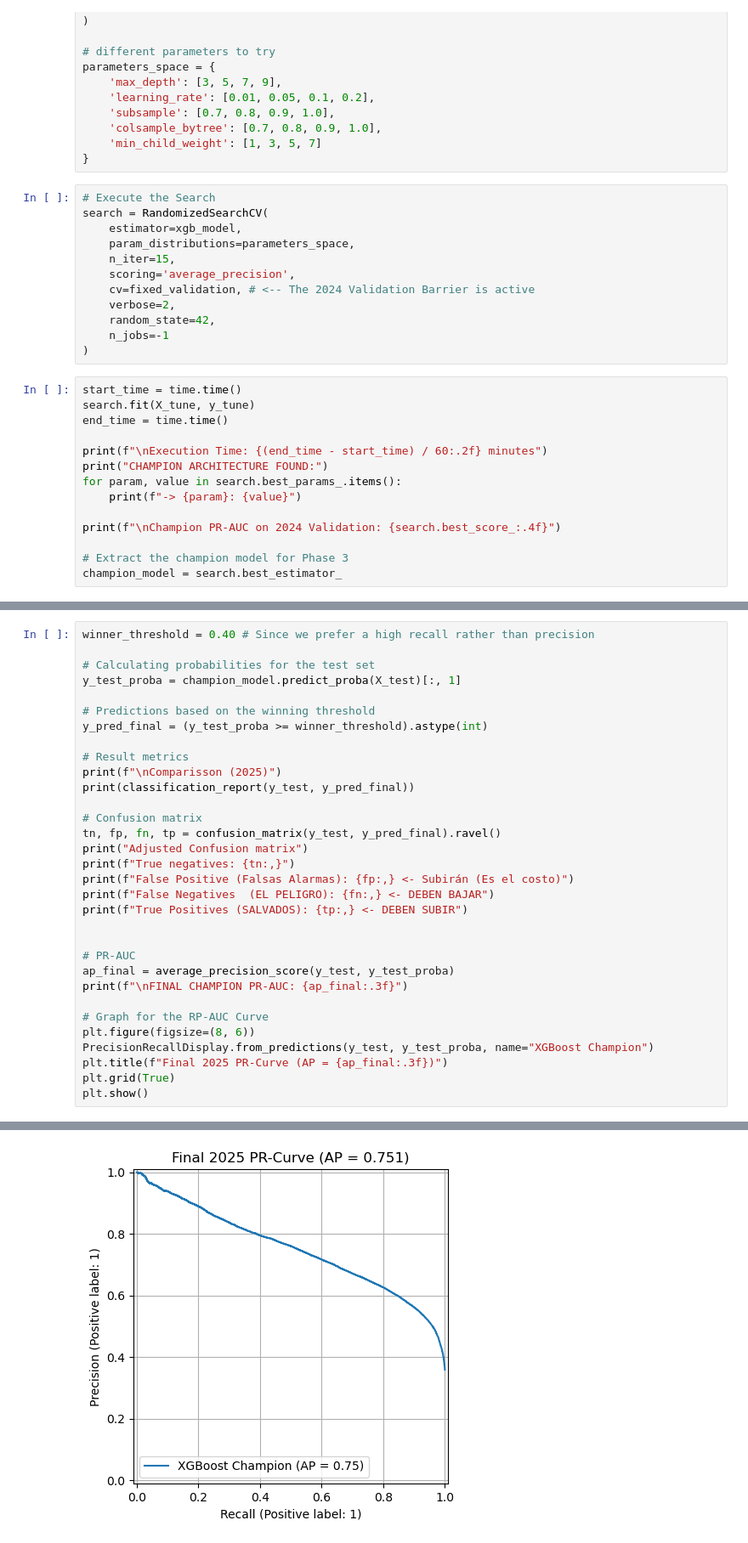
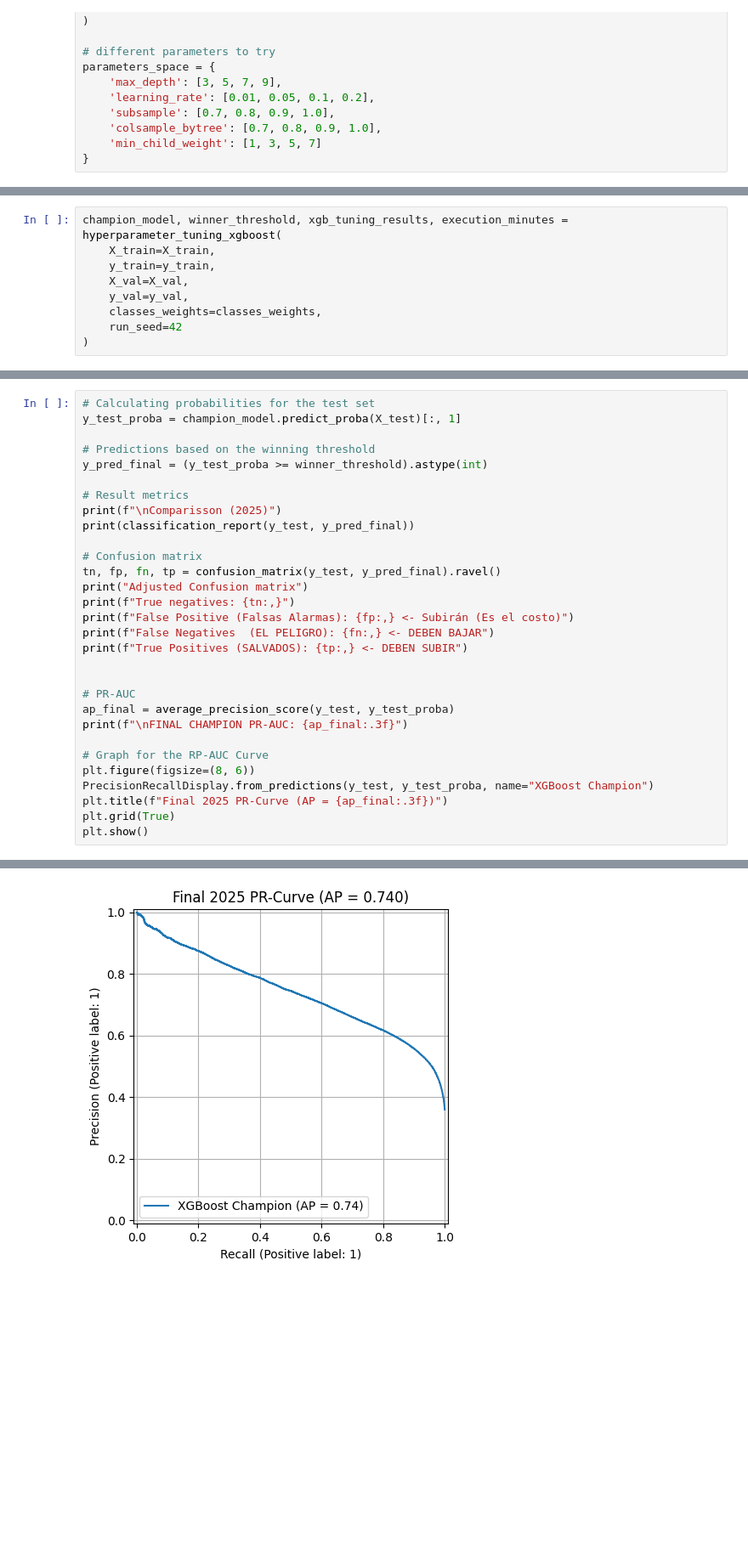
Before and after one commit to eldeivid420/MLforFloodPrediction, a Jupyter notebook: src/models/XGBoost.ipynb, the cells around one changed output, grey strips where cells are left out. Shown at 85% size. Cells and saved outputs as stored; diff of their text form; blank space fills up the shorter version.

Commit message:
feat: added results

```diff
--- a/src/models/XGBoost.ipynb
+++ b/src/models/XGBoost.ipynb
@@ -211,29 +211,3 @@ parameters_space = {
     'colsample_bytree': [0.7, 0.8, 0.9, 1.0],
     'min_child_weight': [1, 3, 5, 7]
 }
-# %%
-# Execute the Search
-search = RandomizedSearchCV(
-    estimator=xgb_model,
-    param_distributions=parameters_space,
-    n_iter=15,
-    scoring='average_precision',
-    cv=fixed_validation, # <-- The 2024 Validation Barrier is active
-    verbose=2,
-    random_state=42,
-    n_jobs=-1
-)
-# %%
-start_time = time.time()
-search.fit(X_tune, y_tune)
-end_time = time.time()
-
-print(f"\nExecution Time: {(end_time - start_time) / 60:.2f} minutes")
-print("CHAMPION ARCHITECTURE FOUND:")
-for param, value in search.best_params_.items():
-    print(f"-> {param}: {value}")
-
-print(f"\nChampion PR-AUC on 2024 Validation: {search.best_score_:.4f}")
-
-# Extract the champion model for Phase 3
-champion_model = search.best_estimator_
@@ -255,0 +354,9 @@ Well pass those to get the optimal decision threshold, and then compare it
+# %%
+champion_model, winner_threshold, xgb_tuning_results, execution_minutes = hyperparameter_tuning_xgboost(
+    X_train=X_train,
+    y_train=y_train,
+    X_val=X_val,
+    y_val=y_val,
+    classes_weights=classes_weights,
+    run_seed=42
+)
@@ -402,6 +440,4 @@ plt.show()
 # %%
-winner_threshold = 0.40 # Since we prefer a high recall rather than precision
-
 # Calculating probabilities for the test set
 y_test_proba = champion_model.predict_proba(X_test)[:, 1]
 
@@ -452,3 +488,3 @@ FINAL CHAMPION PR-AUC: 0.751
 <Figure size 800x600 with 0 Axes>
-[figure, old version]
+[figure, new version]
 # %%
```
Also changed, not shown: parts of 12 cells of this notebook, 9 other files.
